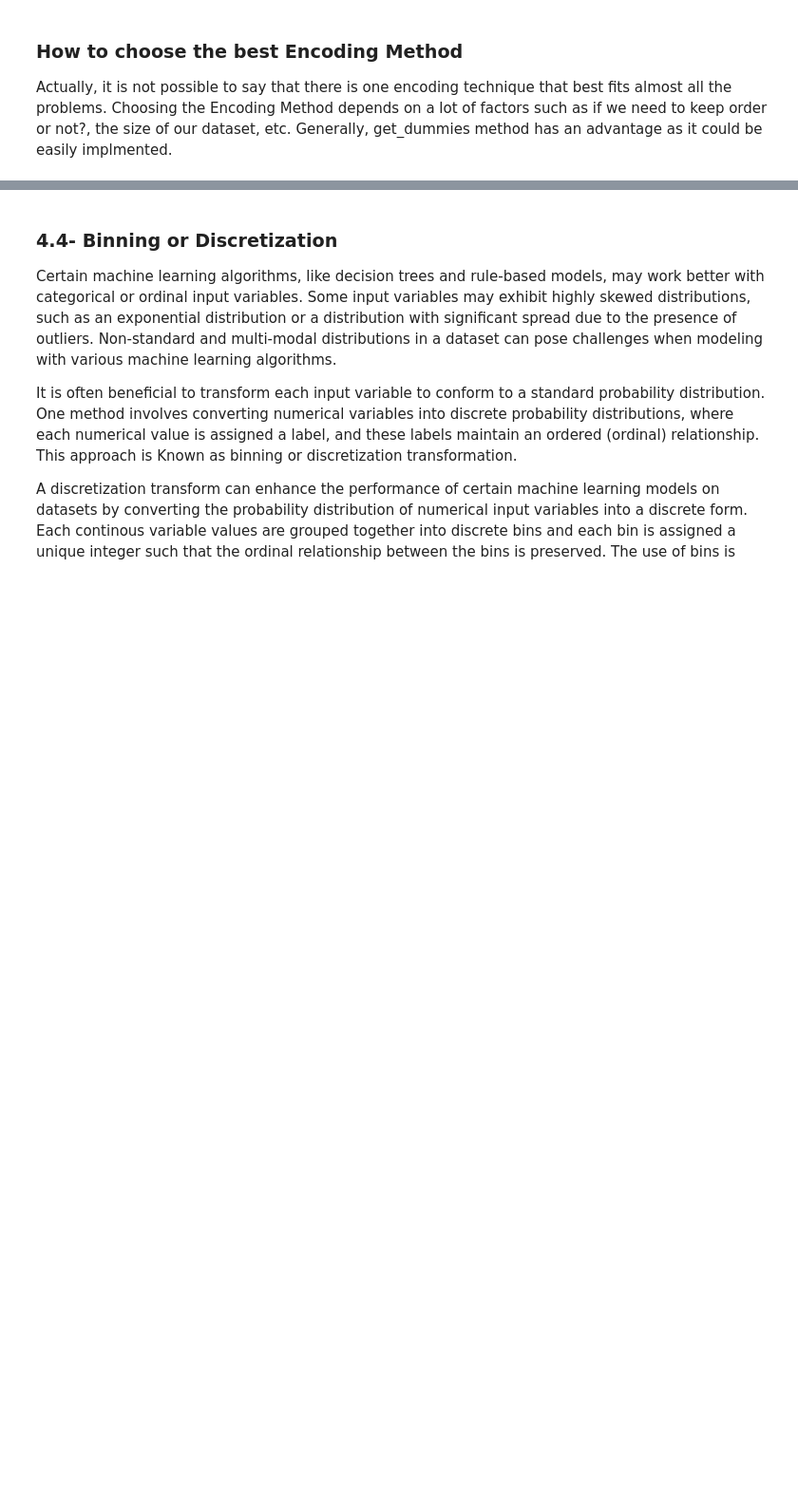
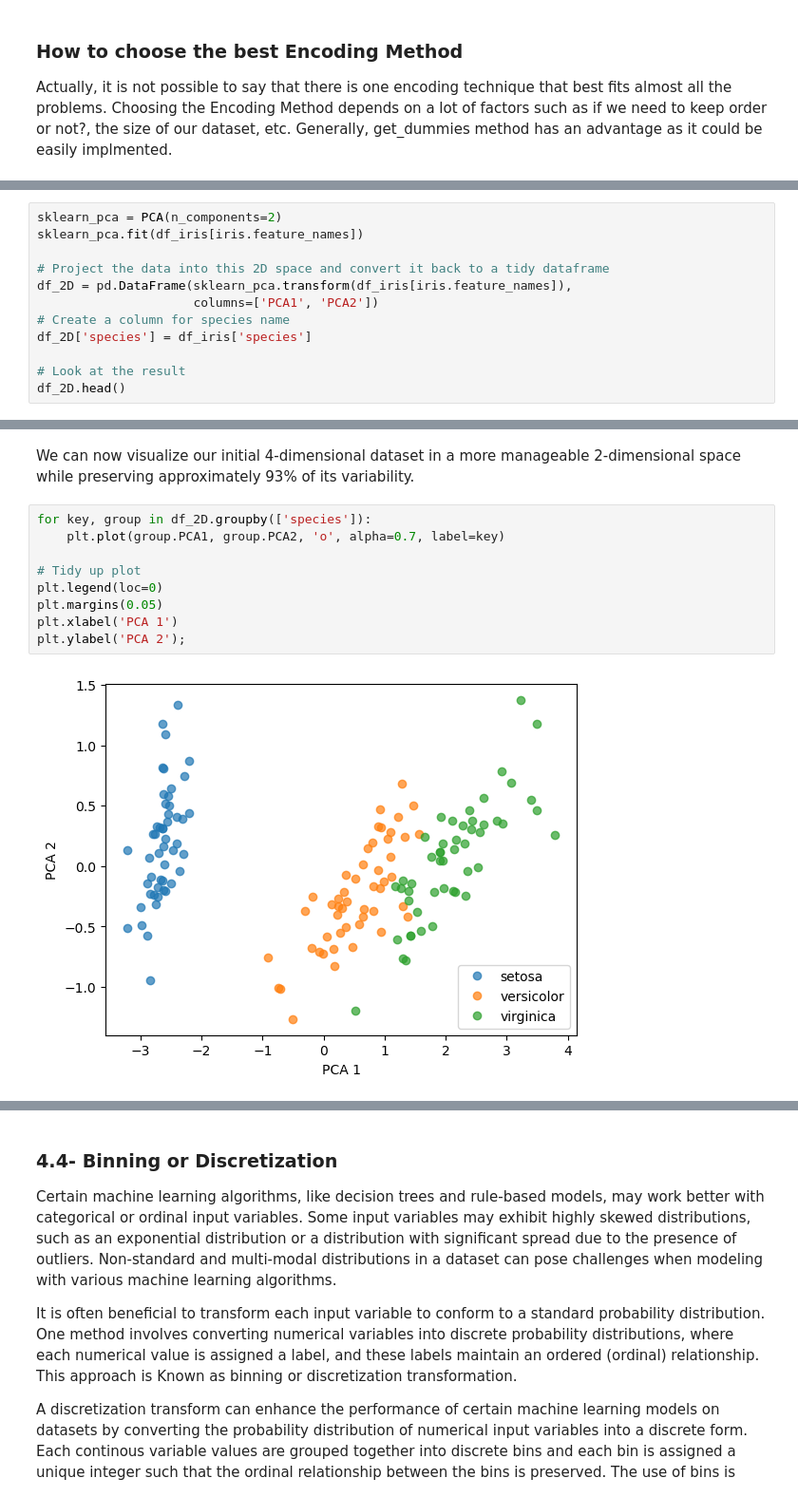
Before and after one commit to badiaamakhlouf/Feature_Engineering_And_Extraction, a Jupyter notebook: feature_engineering_and_variable_transormation.ipynb, the cells around one changed output, grey strips where cells are left out. Shown at 95% size. Cells and saved outputs as stored; diff of their text form; blank space fills up the shorter version.

```diff
--- a/feature_engineering_and_variable_transormation.ipynb
+++ b/feature_engineering_and_variable_transormation.ipynb
@@ -626,0 +711,12 @@ Generally, get_dummies method has an advantage as it could be easily implmented.
+# %%
+sklearn_pca = PCA(n_components=2)
+sklearn_pca.fit(df_iris[iris.feature_names])
+
+# Project the data into this 2D space and convert it back to a tidy dataframe
+df_2D = pd.DataFrame(sklearn_pca.transform(df_iris[iris.feature_names]),
+                     columns=['PCA1', 'PCA2'])
+# Create a column for species name
+df_2D['species'] = df_iris['species']
+
+# Look at the result
+df_2D.head()
@@ -626,0 +730,13 @@ Generally, get_dummies method has an advantage as it could be easily implmented.
+# %% [markdown]
+We can now visualize our initial 4-dimensional dataset in a more manageable 2-dimensional space while preserving approximately 93% of its variability.
+# %%
+for key, group in df_2D.groupby(['species']):
+    plt.plot(group.PCA1, group.PCA2, 'o', alpha=0.7, label=key)
+
+# Tidy up plot
+plt.legend(loc=0)
+plt.margins(0.05)
+plt.xlabel('PCA 1')
+plt.ylabel('PCA 2');
+# %% [output]
+[figure, added]
```
Also changed, not shown: parts of 17 cells of this notebook.
